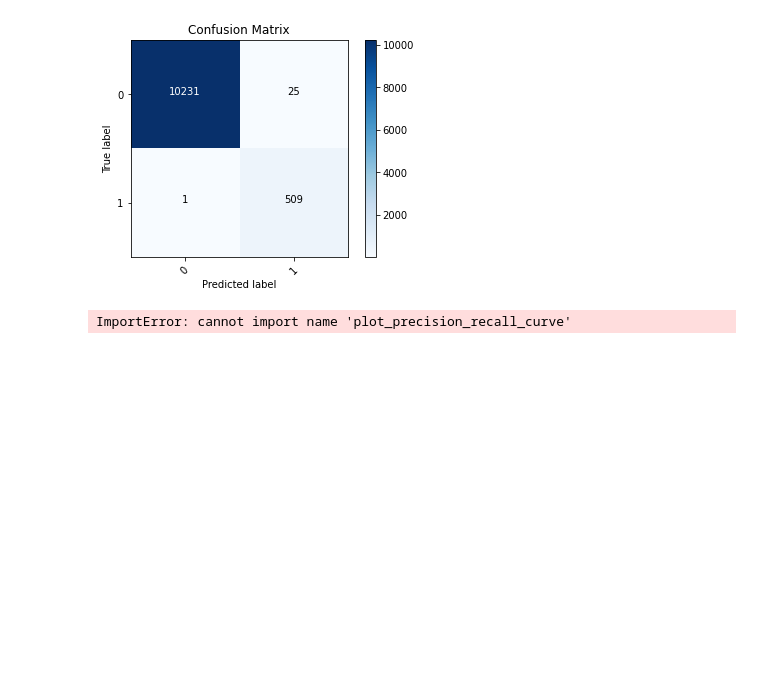
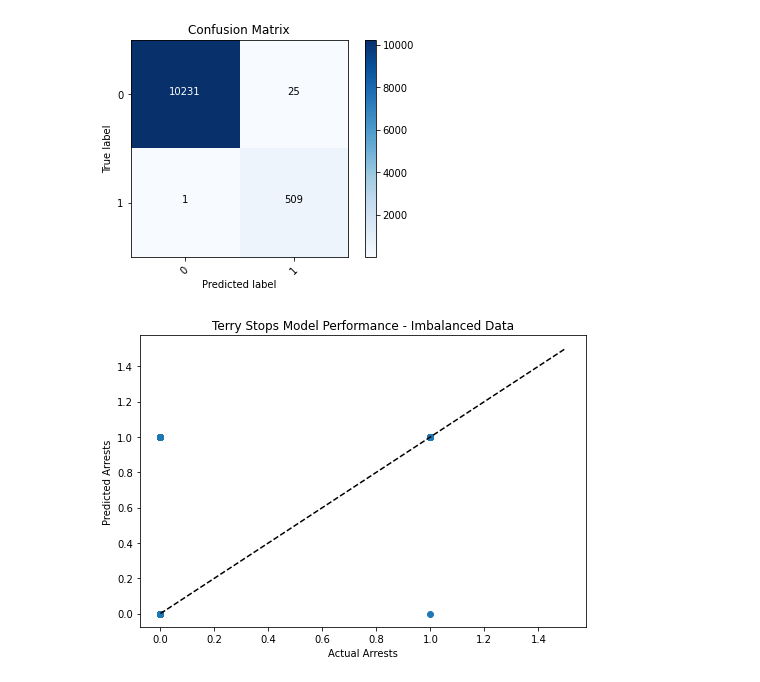
Before and after one commit to EricaSG/Mod3Project, a Jupyter notebook: Modeling.ipynb, the cells around one changed output. Drawn from its saved outputs; the diff is of its cells as text; code cells hidden in the pictures; blank space fills up the shorter version.

```diff
--- a/Modeling.ipynb
+++ b/Modeling.ipynb
@@ -620,13 +646,14 @@ plt.colorbar()
 plt.show()
 # %% [output]
 [figure]
-# %%
-from sklearn.metrics import average_precision_score
-from sklearn.metrics import precision_recall_curve
-from sklearn.metrics import plot_precision_recall_curve
-
-disp = plot_precision_recall_curve(unSmote_mod, X_test_all, y_test)
-disp.ax_.set_title('2-class Precision-Recall curve: '
-                   'AP={0:0.2f}'.format(average_precision))
-# %% [output]
-ImportError: cannot import name 'plot_precision_recall_curve'
+# %%
+plt.figure(figsize=(7, 5))
+plt.scatter(y_test, unSmote_ypred)
+plt.plot([0, 1.5], [0, 1.5], '--k')
+plt.axis('tight')
+plt.title('Terry Stops Model Performance - Imbalanced Data')
+plt.xlabel('Actual Arrests')
+plt.ylabel('Predicted Arrests')
+plt.tight_layout()
+# %% [output]
+[figure, added]
```
Also changed, not shown: parts of 10 cells of this notebook.
